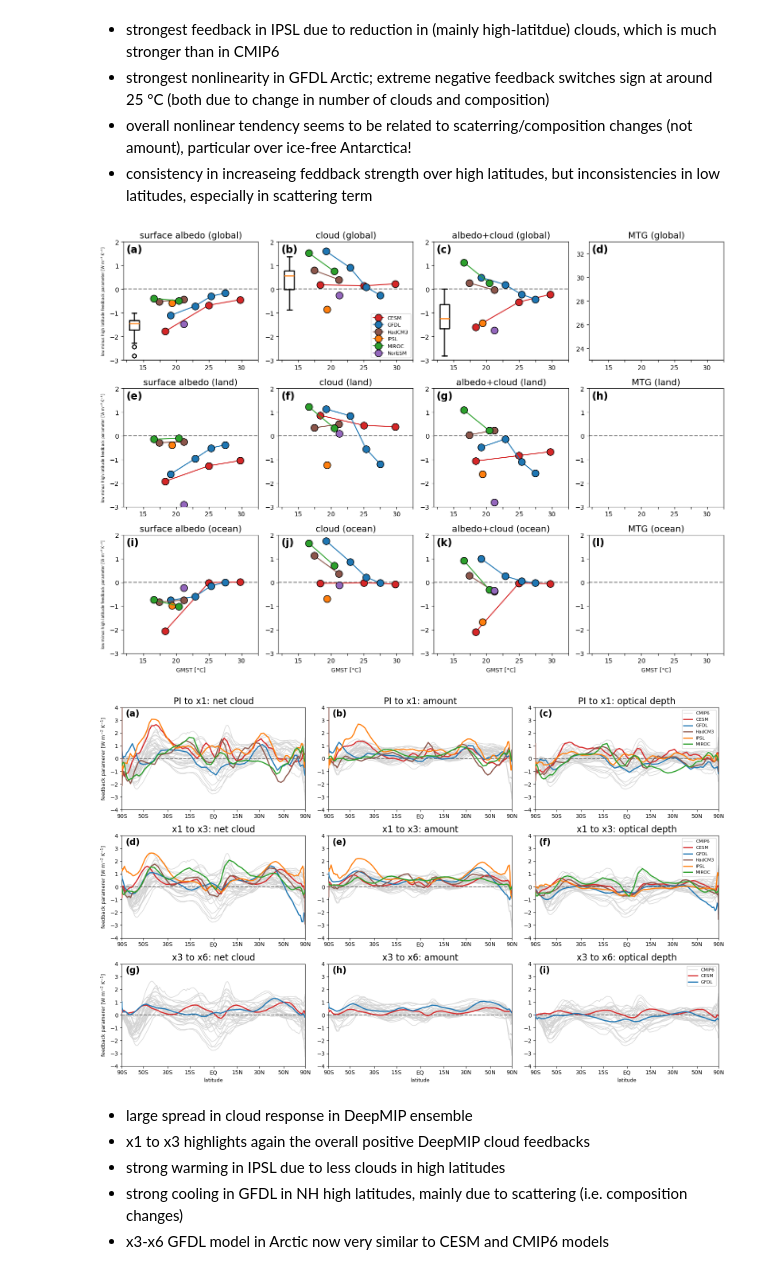
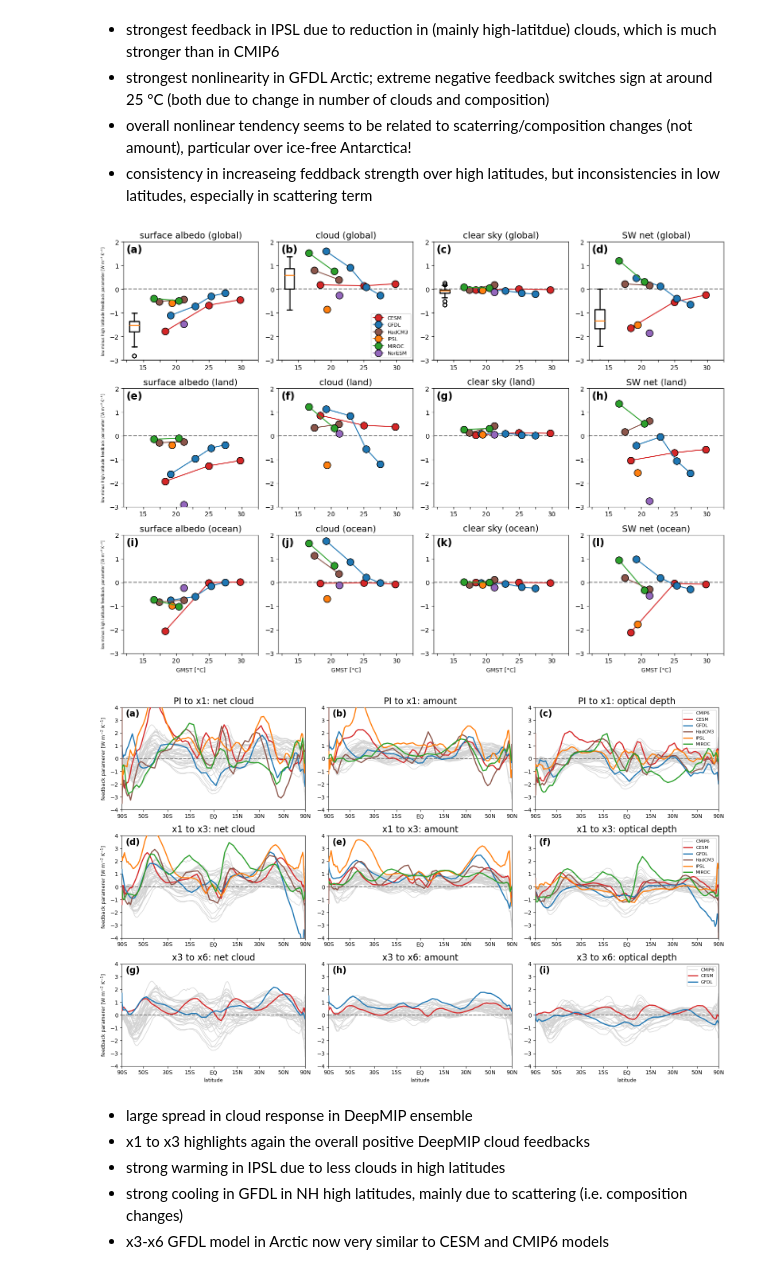
Before and after one commit to sebsteinig/aprp_deepmip, a Jupyter notebook: code/plot_aprp_overview.ipynb, the cells around one changed output. Cells and saved outputs as stored; diff of their text form; code cells hidden in the pictures.

```diff
--- a/code/plot_aprp_overview.ipynb
+++ b/code/plot_aprp_overview.ipynb
@@ -445,7 +467,9 @@ def retrieve_feedbacks(dict_deepmip, dict_cmip):
                 alf = data_array.item()
             elif key.startswith(f"{model}_cld_deepmip"):
                 cld = data_array.item()
-                model_feedbacks.append( alf + cld )
+            elif key.startswith(f"{model}_clr_deepmip"):
+                clr = data_array.item()
+                model_feedbacks.append( alf + cld + clr )
         else:
             if key.startswith(f"{model}_{var}_deepmip"):
                 model_feedbacks.append(data_array.item())
@@ -456,7 +480,9 @@ def retrieve_feedbacks(dict_deepmip, dict_cmip):
                 alf = data_array.item()
             elif key.startswith(f"cld_cmip_"):
                 cld = data_array.item()
-                cmip_feedbacks.append( alf + cld )
+            elif key.startswith(f"clr_cmip_"):
+                clr = data_array.item()
+                cmip_feedbacks.append( alf + cld + clr )
         else:
             if key.startswith(f"{var}_cmip_"):
                 cmip_feedbacks.append(data_array.item())
@@ -465,8 +491,9 @@ def retrieve_feedbacks(dict_deepmip, dict_cmip):
 
 fig, axs = plt.subplots(3, 4, figsize=(14, 10))
 
-var_list = ['alf', 'cld','net']
-titles = ['surface albedo', 'cloud', 'albedo+cloud', 'MTG']
+var_list = ['alf', 'cld', 'clr','net']
+# titles = ['surface albedo', 'cloud', 'albedo+cloud', 'MTG']
+titles = ['surface albedo', 'cloud', 'clear sky', 'SW net']
 
 for var_idx,var in enumerate(var_list):
     for model in deepmip_dict.keys():
@@ -524,41 +551,39 @@ for var_idx,var in enumerate(var_list):
         # axs[1,var_idx].boxplot(polar_amplification_cmip, positions=[np.mean(gmsts_cmip)], widths=1.5)
         axs[2,var_idx].plot(model_gmsts, polar_amplification_ocean, marker="o", markersize=11, markeredgecolor='k', color=deepmip_dict[model]['pcolor'], label=deepmip_dict[model]['group'],zorder=100)
 
-        axs[0,3].set_title('MTG' + ' (global)', fontsize=14)
-        axs[1,3].set_title('MTG' + ' (land)', fontsize=14)
-        axs[2,3].set_title('MTG' + ' (ocean)', fontsize=14)
+        # axs[0,3].set_title('MTG' + ' (global)', fontsize=14)
+        # axs[1,3].set_title('MTG' + ' (land)', fontsize=14)
+        # axs[2,3].set_title('MTG' + ' (ocean)', fontsize=14)
 
 
 
 # fig.suptitle(title, fontsize=24)
 panels = ['(a)', '(b)', '(c)', '(d)', '(e)', '(f)', '(g)', '(h)', '(i)', '(j)', '(k)', '(l)']
 plot_num = 0
 for ax in axs.flat:
     ax.axhline(y=0.0, color='gray', linestyle='--',zorder=1)
     ax.set_ylim([-3.0, 2.0])
     ax.set_xlim([12.0, 32.5])
     ax.set_xticks([12.5,15,17.5,20,22.5,25,27.5,30,32.5], ["","15","","20","","25","","30",""])
     ax.text(0.02, 0.98, panels[plot_num], transform=ax.transAxes, fontsize=16, fontweight='bold', va='top')
     plot_num += 1
 
 axs[0,0].set_ylabel('low minus high latitude feedback parameter [W m$^{-2}$ K$^{-1}$]', fontsize=6)
 axs[1,0].set_ylabel('low minus high latitude feedback parameter [W m$^{-2}$ K$^{-1}$]', fontsize=6)
 axs[2,0].set_ylabel('low minus high latitude feedback parameter [W m$^{-2}$ K$^{-1}$]', fontsize=6)
 
 axs[2,0].set_xlabel('GMST [°C]', fontsize=9)
 axs[2,1].set_xlabel('GMST [°C]', fontsize=9)
 axs[2,2].set_xlabel('GMST [°C]', fontsize=9)
 axs[2,3].set_xlabel('GMST [°C]', fontsize=9)
 
 axs[0,1].legend( loc = 'lower right', prop={"size": 8})
 
-axs[0,3].set_ylim([23.0, 33.0])
-
 fig.tight_layout()
 
 fig.savefig(figure_dir + '/mtg_feedbacks.pdf', bbox_inches='tight')
 # %% [output]
-[figure, old version]
+[figure, new version]
 # %%
 # zonal mean view
 fig, axs = plt.subplots(3, 3, figsize=(16, 10))
@@ -713,7 +738,7 @@ fig.tight_layout()
 
 fig.savefig(figure_dir + '/zonal_mean_cloud_feedbacks.pdf', bbox_inches='tight')
 # %% [output]
-[figure, old version]
+[figure, new version]
 # %% [markdown]
 - large spread in cloud response in DeepMIP ensemble
 - x1 to x3 highlights again the overall positive DeepMIP cloud feedbacks
```
Also changed, not shown: parts of 6 cells of this notebook, 42 other files.
